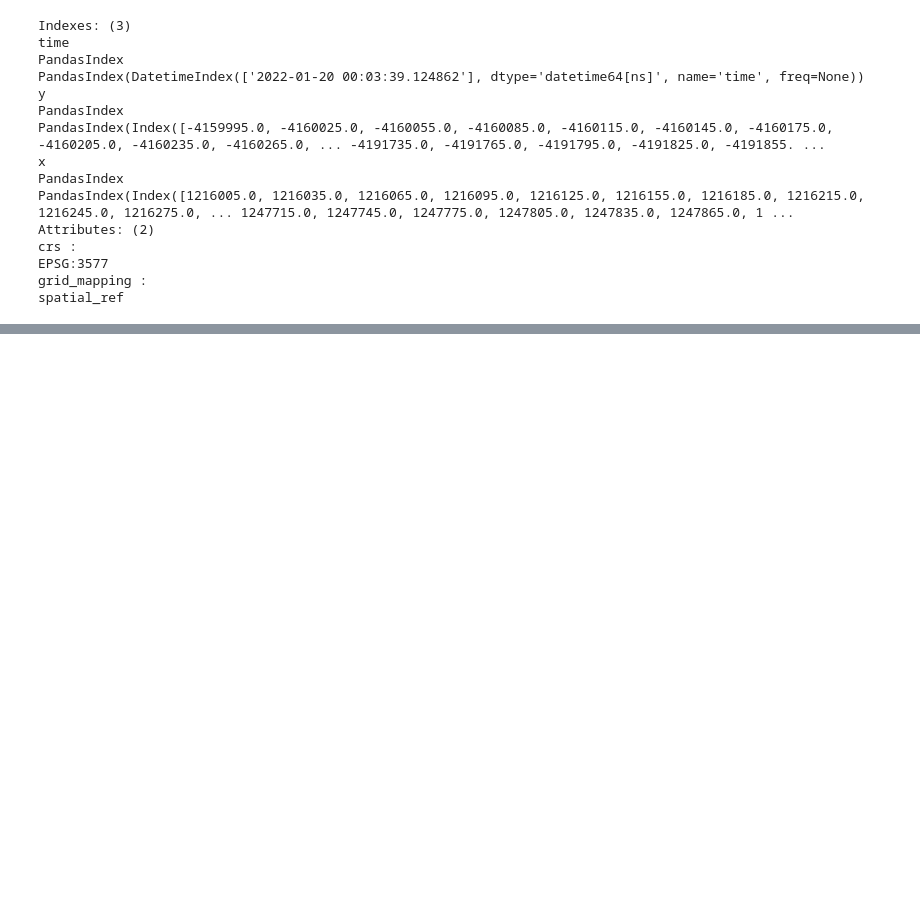
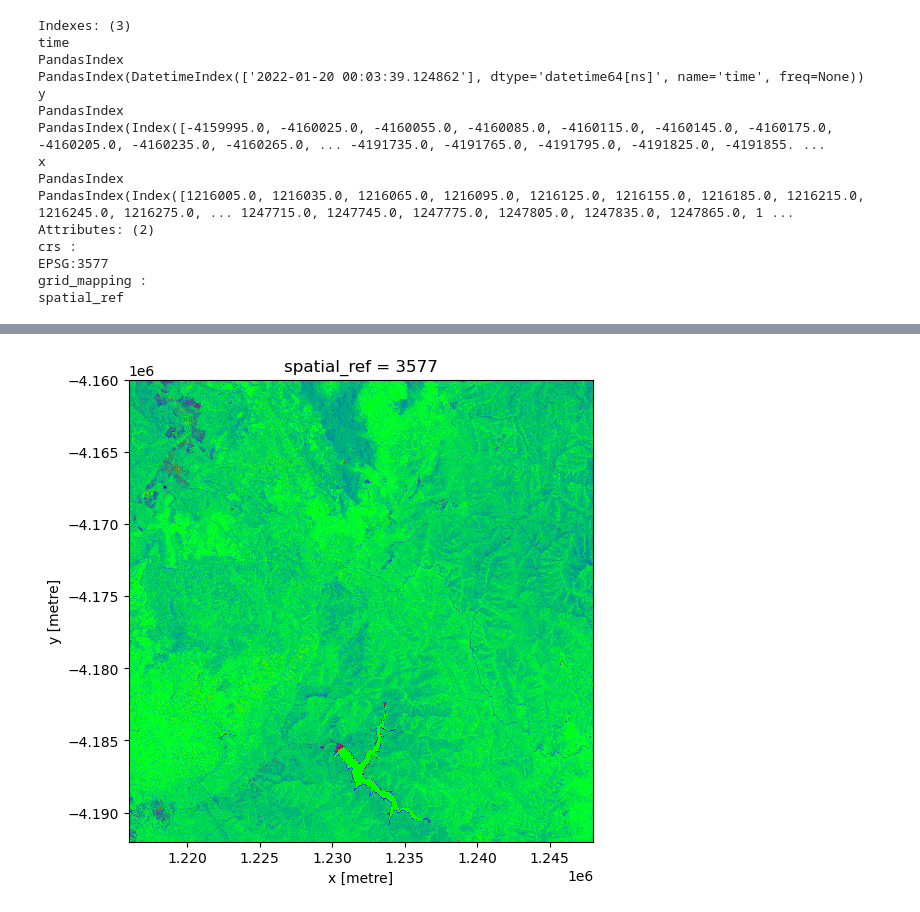
Before and after one commit to jennaguffogg/fc-sub-annual, a Jupyter notebook: notebooks/fc-landsat-exploration.ipynb, the cells around one changed output, grey strips where cells are left out. Drawn from its saved outputs; the diff is of its cells as text; code cells hidden in the pictures; blank space fills up the shorter version.

```diff
--- a/notebooks/fc-landsat-exploration.ipynb
+++ b/notebooks/fc-landsat-exploration.ipynb
@@ -474,3 +482,7 @@ crs :
 EPSG:3577
 grid_mapping :
 spatial_ref
+# %%
+ls_fc_2d = ls_fc_renamed.squeeze("time").drop("time")
+
+ls_fc_2d
@@ -477,4 +585,4 @@ spatial_ref
 # %%
 # fc = fractional_cover(ls_fc_renamed, MEASUREMENTS, SENSOR_REGRESSION_COEFFICIENTS)
 
-fc = fractional_cover(ls_fc_renamed, MEASUREMENTS_OBJ, SENSOR_REGRESSION_COEFFICIENTS)
+fc = fractional_cover(ls_fc_2d, MEASUREMENTS_OBJ, SENSOR_REGRESSION_COEFFICIENTS)
@@ -483,3 +685,7 @@ ValueError: different number of dimensions on data and dims: 3 vs 2
+# %%
+rgb(fc, bands=["BS", "PV", "NPV"])
+# %% [output]
+[figure, added]
 # %%
 # def fc_run_function(dc, geom, query, time, region_code):
 #     # update the query to include our geometry
```
Also changed, not shown: parts of 7 cells of this notebook.
